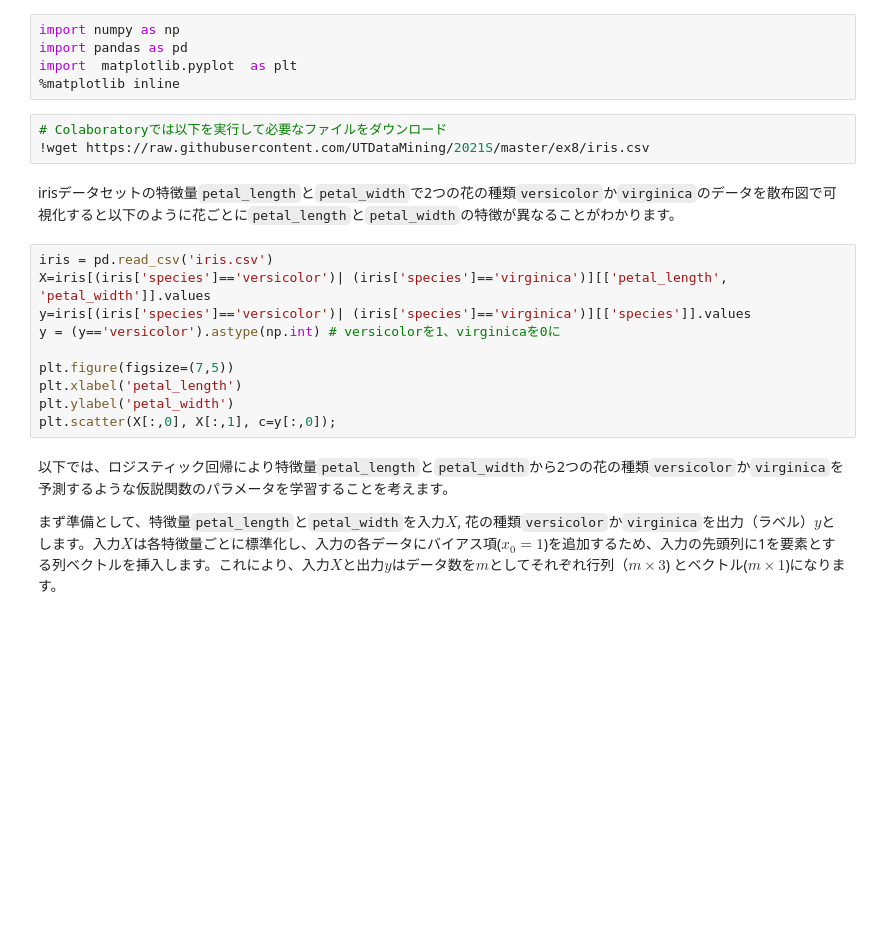
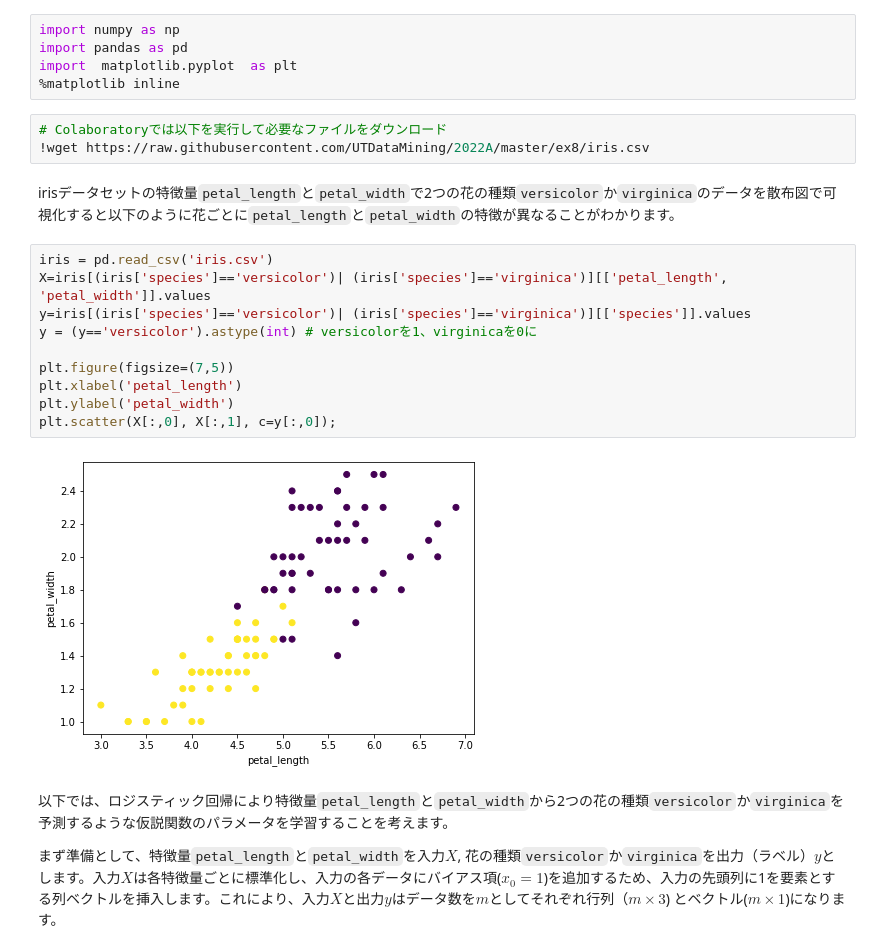
Before and after one commit to UTDataMining/2022A, a Jupyter notebook: ex9/ex9.ipynb, the cells around one changed output. Cells and saved outputs as stored; diff of their text form; blank space fills up the shorter version.

```diff
--- a/ex9/ex9.ipynb
+++ b/ex9/ex9.ipynb
@@ -14,19 +14,21 @@ import  matplotlib.pyplot  as plt
 %matplotlib inline
 # %%
 # Colaboratoryでは以下を実行して必要なファイルをダウンロード
-!wget https://raw.githubusercontent.com/UTDataMining/2021S/master/ex8/iris.csv
+!wget https://raw.githubusercontent.com/UTDataMining/2022A/master/ex8/iris.csv
 # %% [markdown]
 irisデータセットの特徴量`petal_length`と`petal_width`で2つの花の種類`versicolor`か`virginica`のデータを散布図で可視化すると以下のように花ごとに`petal_length`と`petal_width`の特徴が異なることがわかります。
 # %%
 iris = pd.read_csv('iris.csv')
 X=iris[(iris['species']=='versicolor')| (iris['species']=='virginica')][['petal_length', 'petal_width']].values
 y=iris[(iris['species']=='versicolor')| (iris['species']=='virginica')][['species']].values
-y = (y=='versicolor').astype(np.int) # versicolorを1、virginicaを0に
+y = (y=='versicolor').astype(int) # versicolorを1、virginicaを0に
 
 plt.figure(figsize=(7,5))
 plt.xlabel('petal_length')
 plt.ylabel('petal_width')
 plt.scatter(X[:,0], X[:,1], c=y[:,0]);
+# %% [output]
+[figure, added]
 # %% [markdown]
 以下では、ロジスティック回帰により特徴量`petal_length`と`petal_width`から2つの花の種類`versicolor`か`virginica`を予測するような仮説関数のパラメータを学習することを考えます。
 
```
Also changed, not shown: parts of 8 cells of this notebook.
